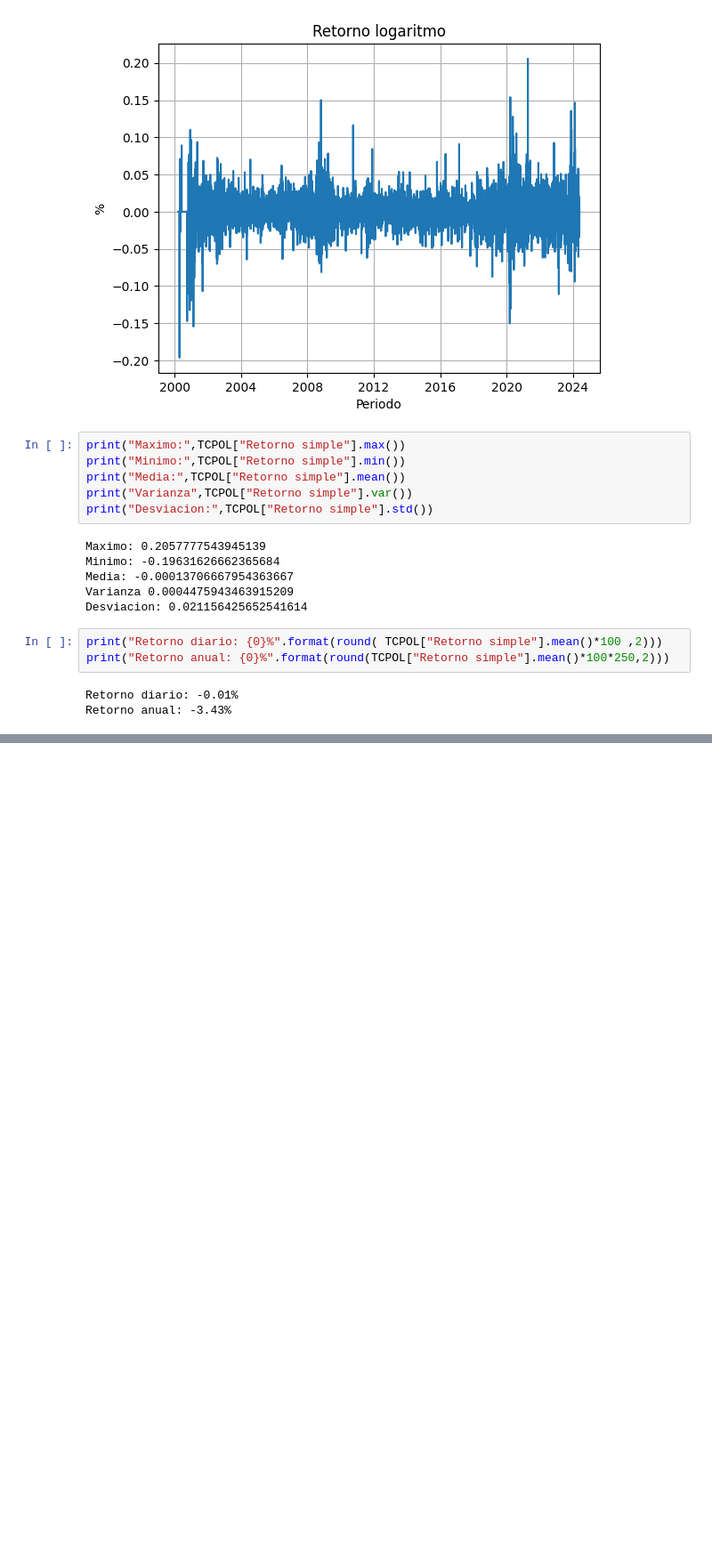
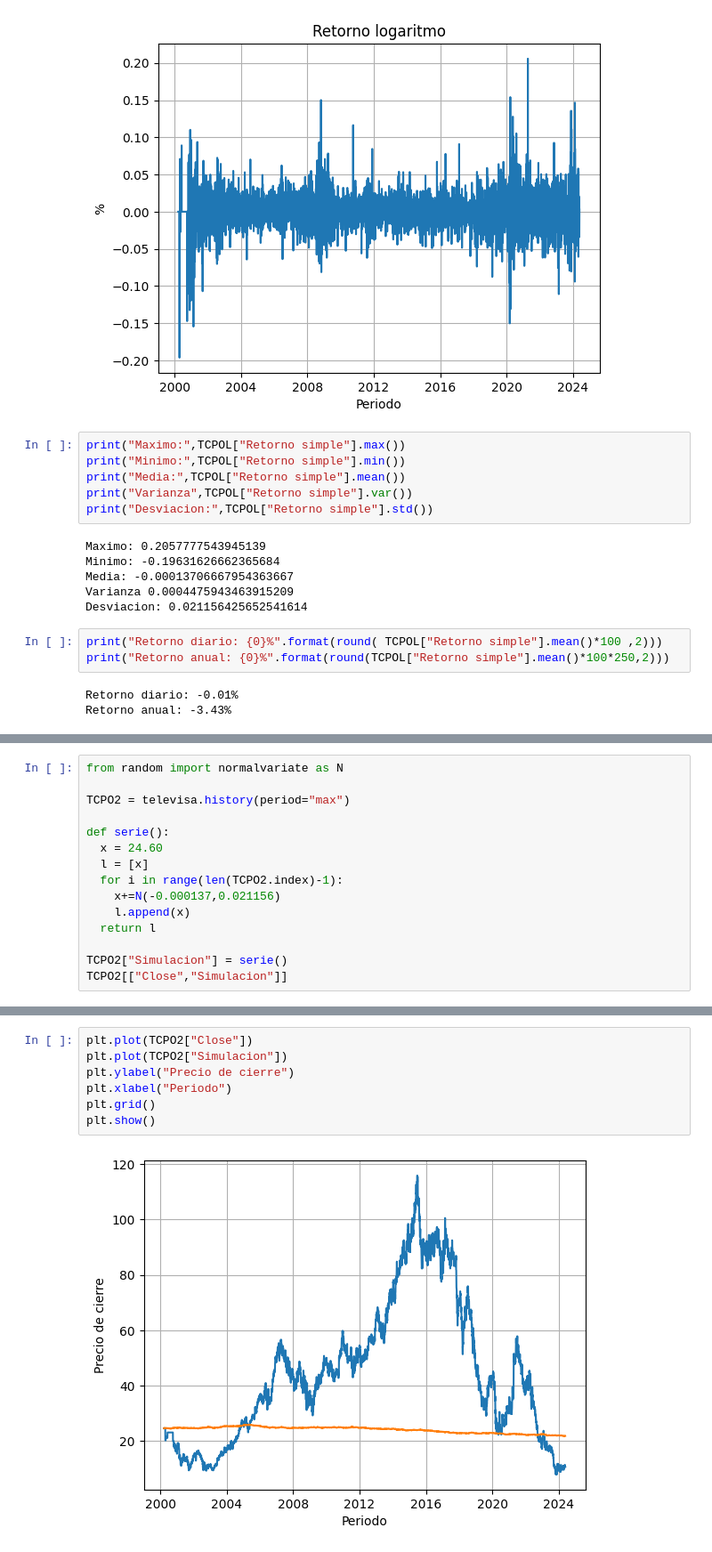
Before and after one commit to AyaxYordi/Simulacion-2---2024, a Jupyter notebook: Unidad IV/simple returns.ipynb, the cells around one changed output, grey strips where cells are left out. Shown at 89% size. Cells and saved outputs as stored; diff of their text form; blank space fills up the shorter version.

```diff
--- a/Unidad IV/simple returns.ipynb
+++ b/Unidad IV/simple returns.ipynb
@@ -156,0 +163,15 @@ Retorno anual: -3.43%
+# %%
+from random import normalvariate as N
+
+TCPO2 = televisa.history(period="max")
+
+def serie():
+  x = 24.60
+  l = [x]
+  for i in range(len(TCPO2.index)-1):
+    x+=N(-0.000137,0.021156)
+    l.append(x)
+  return l
+
+TCPO2["Simulacion"] = serie()
+TCPO2[["Close","Simulacion"]]
@@ -156,0 +193,9 @@ Retorno anual: -3.43%
+# %%
+plt.plot(TCPO2["Close"])
+plt.plot(TCPO2["Simulacion"])
+plt.ylabel("Precio de cierre")
+plt.xlabel("Periodo")
+plt.grid()
+plt.show()
+# %% [output]
+[figure, added]
```
Also changed, not shown: parts of 2 cells of this notebook.
